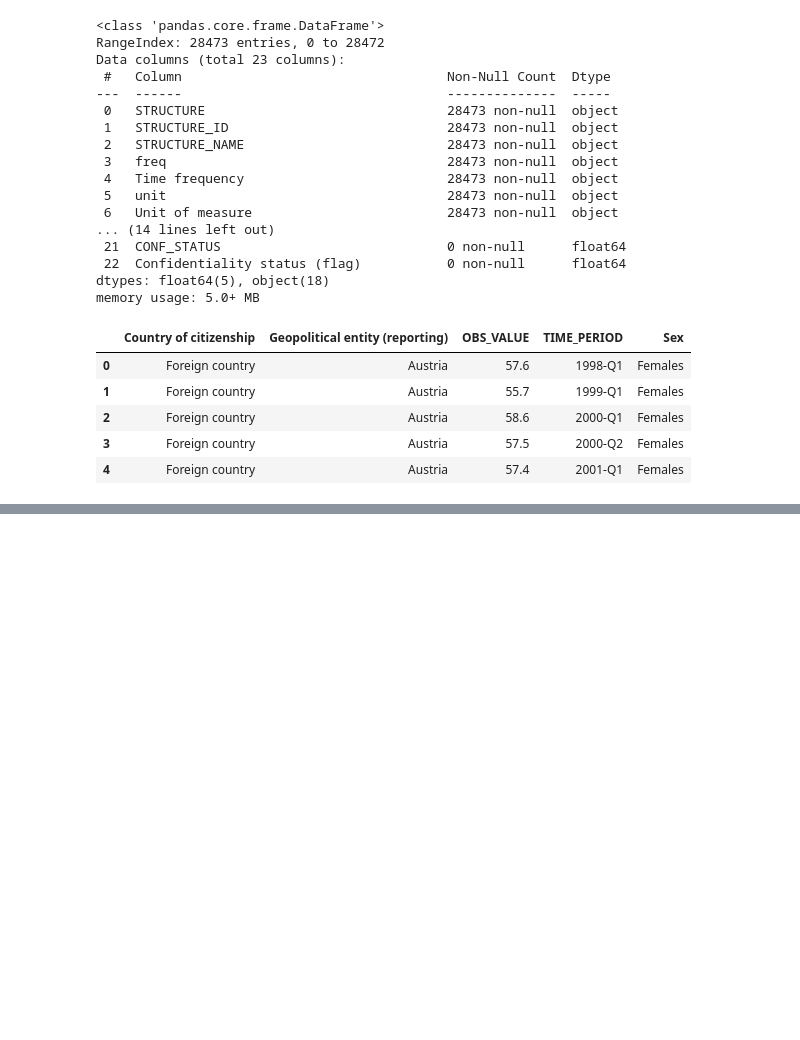
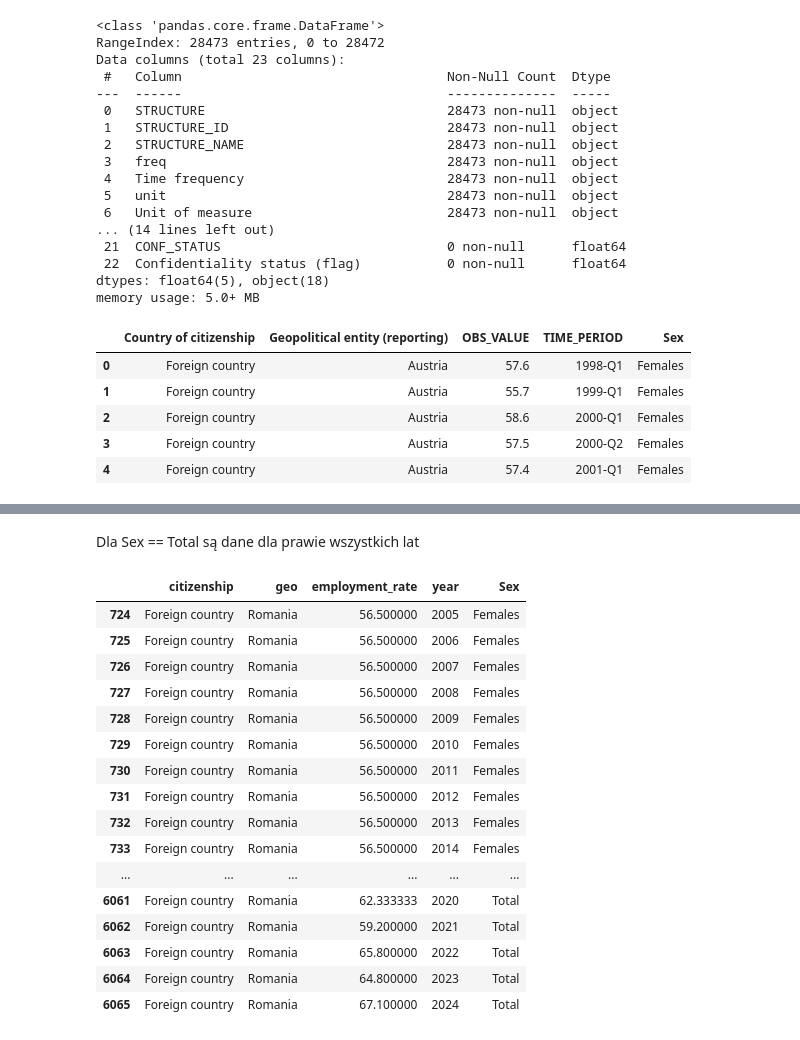
Before and after one commit to natix-x/Data-mining-in-Migration-Analysis, a Jupyter notebook: data_preprocessing/other/employment_rates.ipynb, the cells around one changed output, grey strips where cells are left out. Saved outputs shown, nothing was run; the diff lists cells and outputs as text; code cells hidden in the pictures; blank space fills up the shorter version.

```diff
--- a/data_preprocessing/other/employment_rates.ipynb
+++ b/data_preprocessing/other/employment_rates.ipynb
@@ -79,0 +216,22 @@ df.to_csv("../../processed_data/employmnet_rates.csv", index=False)
+# %% [markdown]
+Dla Sex == Total są dane dla prawie wszystkich lat
+# %%
+temp[(temp['citizenship'] == 'Foreign country') & (temp['geo'] == 'Romania')]
+# %% [output]
+|  | citizenship | geo | employment_rate | year | Sex |
+| 724 | Foreign country | Romania | 56.500000 | 2005 | Females |
+| 725 | Foreign country | Romania | 56.500000 | 2006 | Females |
+| 726 | Foreign country | Romania | 56.500000 | 2007 | Females |
+| 727 | Foreign country | Romania | 56.500000 | 2008 | Females |
+| 728 | Foreign country | Romania | 56.500000 | 2009 | Females |
+| 729 | Foreign country | Romania | 56.500000 | 2010 | Females |
+| 730 | Foreign country | Romania | 56.500000 | 2011 | Females |
+| 731 | Foreign country | Romania | 56.500000 | 2012 | Females |
+| 732 | Foreign country | Romania | 56.500000 | 2013 | Females |
+| 733 | Foreign country | Romania | 56.500000 | 2014 | Females |
+| ... | ... | ... | ... | ... | ... |
+| 6061 | Foreign country | Romania | 62.333333 | 2020 | Total |
+| 6062 | Foreign country | Romania | 59.200000 | 2021 | Total |
+| 6063 | Foreign country | Romania | 65.800000 | 2022 | Total |
+| 6064 | Foreign country | Romania | 64.800000 | 2023 | Total |
+| 6065 | Foreign country | Romania | 67.100000 | 2024 | Total |
```
Also changed, not shown: parts of 20 cells of this notebook, 3 other files.
